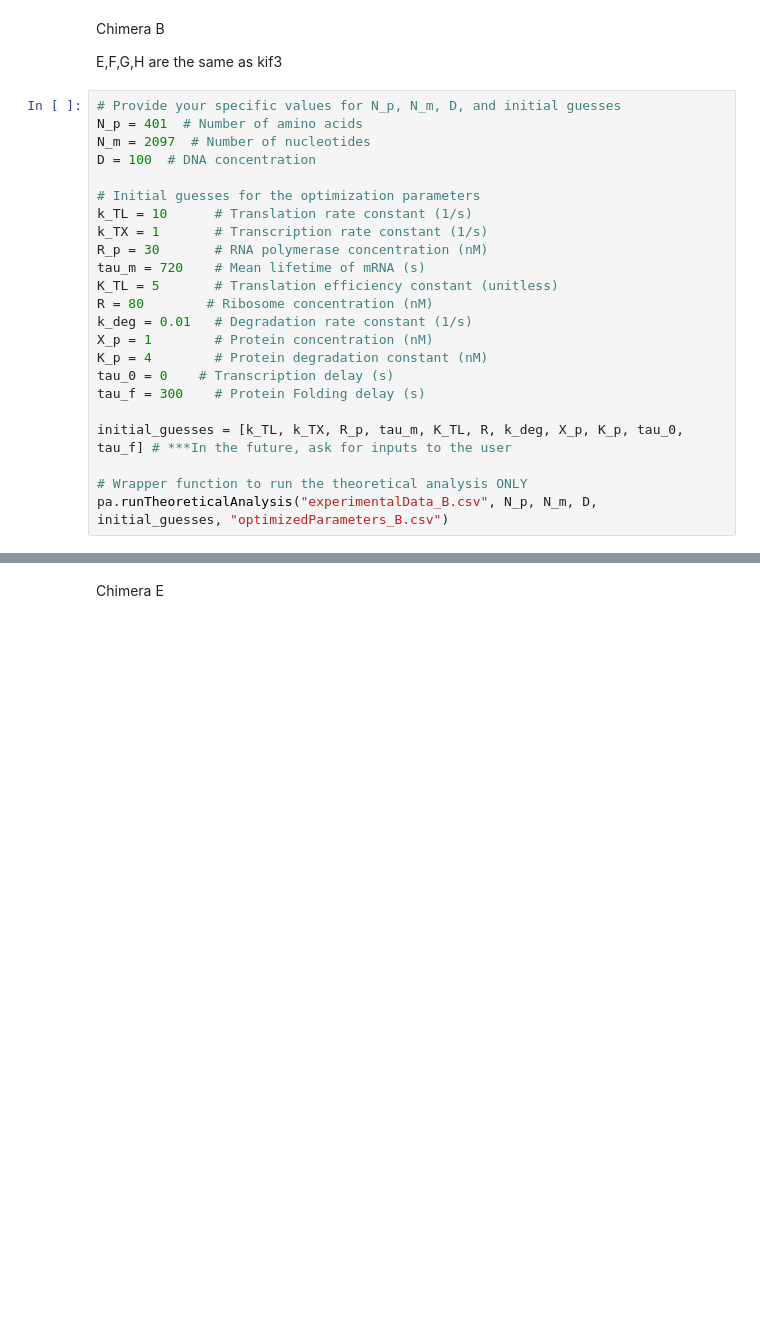
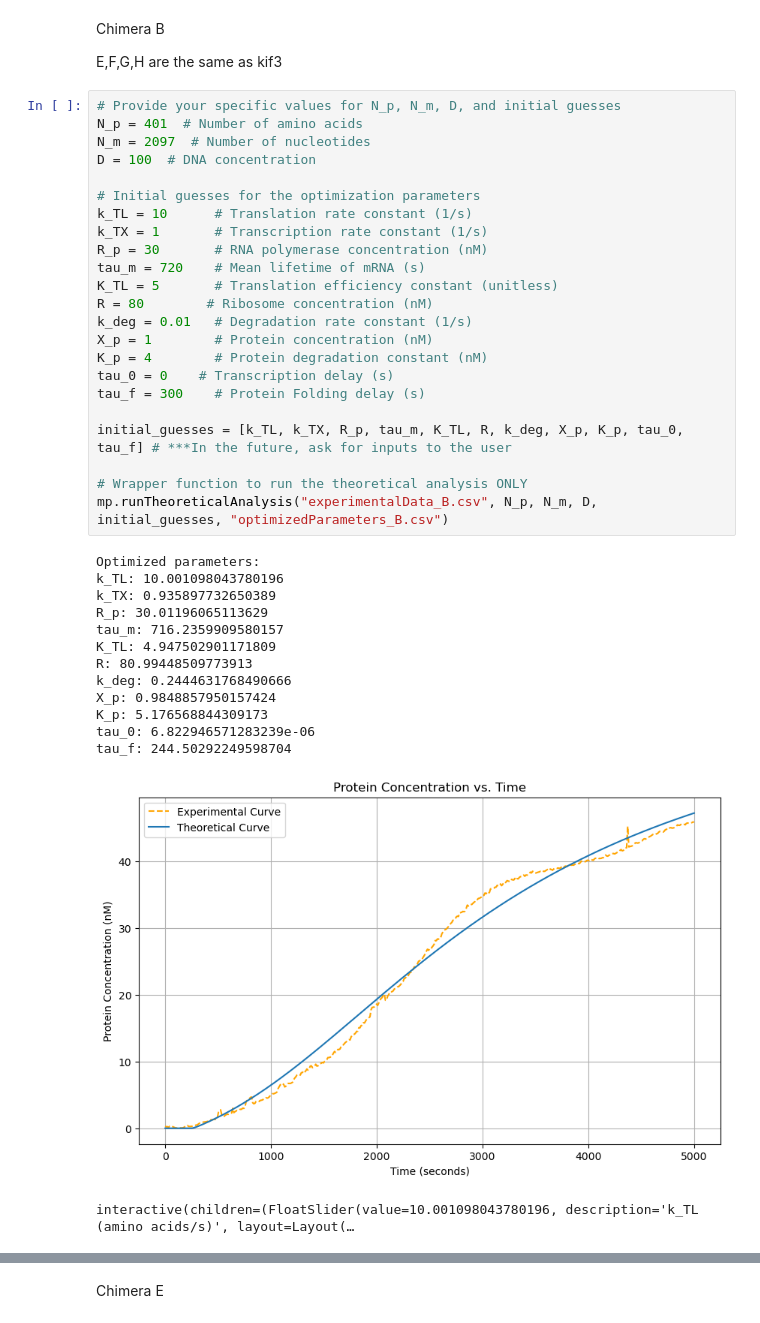
Before and after one commit to dalarios/activedrops_surf, a Jupyter notebook: Homework3-EL.ipynb, the cells around one changed output, grey strips where cells are left out. Saved outputs shown, nothing was run; the diff lists cells and outputs as text; blank space fills up the shorter version.

```diff
--- a/Homework3-EL.ipynb
+++ b/Homework3-EL.ipynb
@@ -101,23 +235,38 @@ E,F,G,H are the same as kif3
 # %%
 # Provide your specific values for N_p, N_m, D, and initial guesses
 N_p = 401  # Number of amino acids
 N_m = 2097  # Number of nucleotides
 D = 100  # DNA concentration
 
 # Initial guesses for the optimization parameters
 k_TL = 10      # Translation rate constant (1/s)
 k_TX = 1       # Transcription rate constant (1/s)
 R_p = 30       # RNA polymerase concentration (nM)
 tau_m = 720    # Mean lifetime of mRNA (s)
 K_TL = 5       # Translation efficiency constant (unitless)
 R = 80        # Ribosome concentration (nM)
 k_deg = 0.01   # Degradation rate constant (1/s)
 X_p = 1        # Protein concentration (nM)
 K_p = 4        # Protein degradation constant (nM)
 tau_0 = 0    # Transcription delay (s)
 tau_f = 300    # Protein Folding delay (s)
 
 initial_guesses = [k_TL, k_TX, R_p, tau_m, K_TL, R, k_deg, X_p, K_p, tau_0, tau_f] # ***In the future, ask for inputs to the user
 
 # Wrapper function to run the theoretical analysis ONLY
-pa.runTheoreticalAnalysis("experimentalData_B.csv", N_p, N_m, D, initial_guesses, "optimizedParameters_B.csv")
+mp.runTheoreticalAnalysis("experimentalData_B.csv", N_p, N_m, D, initial_guesses, "optimizedParameters_B.csv")
+# %% [output]
+Optimized parameters:
+k_TL: 10.001098043780196
+k_TX: 0.935897732650389
+R_p: 30.01196065113629
+tau_m: 716.2359909580157
+K_TL: 4.947502901171809
+R: 80.99448509773913
+k_deg: 0.2444631768490666
+X_p: 0.9848857950157424
+K_p: 5.176568844309173
+tau_0: 6.822946571283239e-06
+tau_f: 244.50292249598704
+[figure, added]
+interactive(children=(FloatSlider(value=10.001098043780196, description='k_TL (amino acids/s)', layout=Layout(…
```
Also changed, not shown: parts of 17 cells of this notebook, 19 other files.
